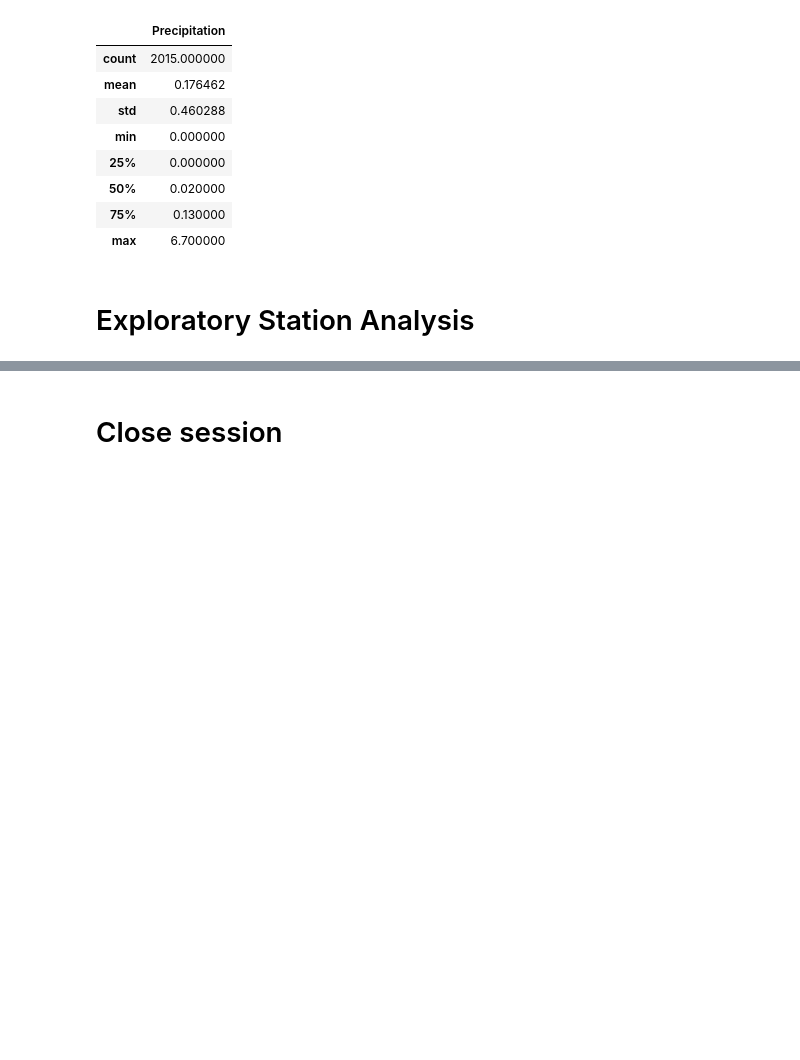
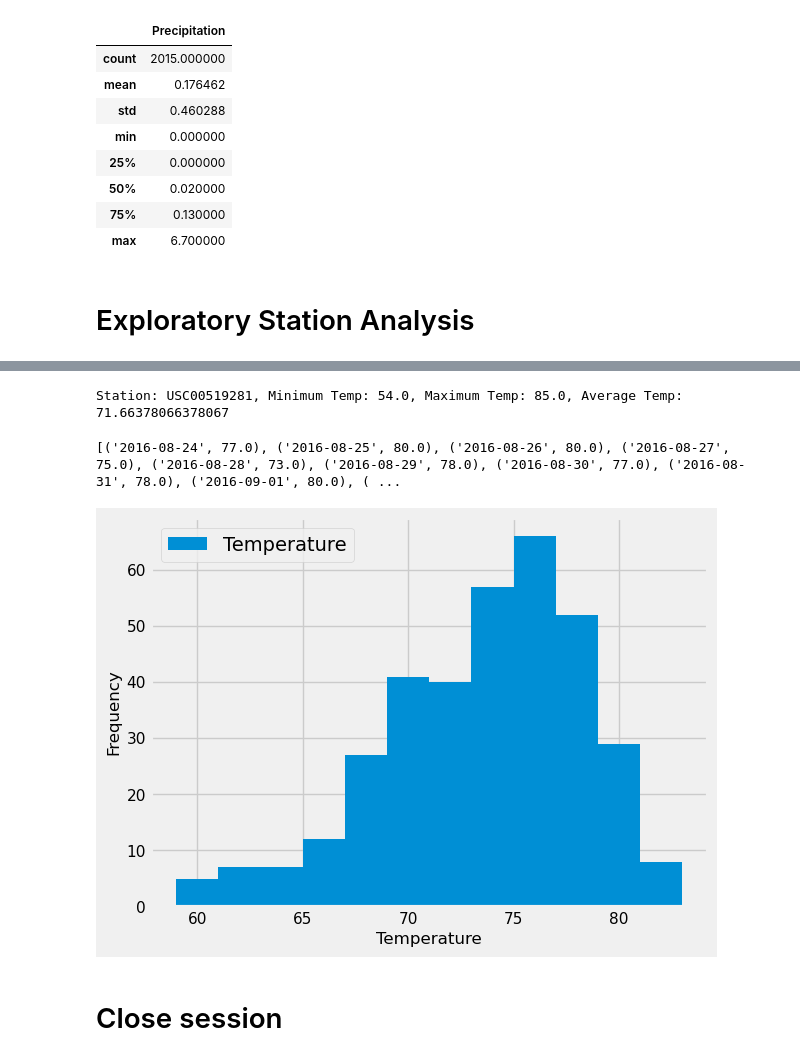
Before and after one commit to olearymd/sqlalchemy-challenge, a Jupyter notebook: SurfsUp/climate_starter.ipynb, the cells around one changed output, grey strips where cells are left out. Drawn from its saved outputs; the diff is of its cells as text; code cells hidden in the pictures; blank space fills up the shorter version.

```diff
--- a/SurfsUp/climate_starter.ipynb
+++ b/SurfsUp/climate_starter.ipynb
@@ -174,0 +180,12 @@ precip_df.describe()
+# %%
+# Design a query to find the most active stations (i.e. what stations have the most rows?)
+# List the stations and the counts in descending order.
+
+stations = session.query(Measurement.station, Station.name, func.count(Measurement.tobs))\
+    .join(Station, Station.station == Measurement.station)\
+    .group_by(Measurement.station)\
+    .order_by(func.count(Measurement.tobs).desc()).limit(20).all()
+
+# Iterate over stations to show the count of observations for each station
+for station, name, count in stations:
+    print(f"Station: {station}, Name: {name}, Observations Count: {count}")
@@ -175,6 +202,66 @@ precip_df.describe()
+# %%
+# Using the most active station id from the previous query, calculate the lowest, highest, and
+# average temperature.
+
+# Get the station with the most observations:
+#
+# `stations` returns:
+# [('USC00519281', 'WAIHEE 837.5, HI US', 2772),
+#  ('USC00519397', 'WAIKIKI 717.2, HI US', 2724),
+# ...
+# It's a list, so let's take the first item:
+# `stations[0]` returns:
+# ('USC00519281', 'WAIHEE 837.5, HI US', 2772)
+# It's a tuple, so let's take the first item:
+top_station = stations[0][0]
+
+# Get the
+measurements = session.query(
+    Measurement.station, \
+        func.min(Measurement.tobs),\
+        func.max(Measurement.tobs),
+        func.avg(Measurement.tobs))\
+    .filter(Measurement.station == top_station).all()
+# print(measurements)
+
+for station, min, max, average in measurements:
+    print(f"Station: {station}, Minimum Temp: {min}, Maximum Temp: {max}, Average Temp: {average}")
+# %% [output]
+Station: USC00519281, Minimum Temp: 54.0, Maximum Temp: 85.0, Average Temp: 71.66378066378067
 # %%
 # Using the most active station id
-# Query the last 12 months of temperature observation data for this station and plot the results as a histogram
+# Query the last 12 months of temperature observation data for this station and plot the results as
+# a histogram
+
+last_year = session.query(func.date(func.datetime(Measurement.date, '-365 days')))\
+    .order_by(Measurement.date.desc()).limit(1).scalar()
+temps = session.query(Measurement.date, Measurement.tobs)\
+    .filter(Measurement.date > (last_year))\
+    .filter(Measurement.station == top_station)\
+    .order_by(Measurement.date).all()
+print(temps)
+# %% [output]
+[('2016-08-24', 77.0), ('2016-08-25', 80.0), ('2016-08-26', 80.0), ('2016-08-27', 75.0), ('2016-08-28', 73.0), ('2016-08-29', 78.0), ('2016-08-30', 77.0), ('2016-08-31', 78.0), ('2016-09-01', 80.0), ( ...
+# %%
+# Save the query results as a Pandas DataFrame and set the index to the date column
+temps_df = pd.DataFrame(temps, columns = ['Date', 'Temperature']).set_index('Date')
+temps_df
+
+# Sort the dataframe by date
+temps_df = temps_df.sort_index()
+
+# Use Pandas Plotting with Matplotlib to plot the data
+temps_df = temps_df.groupby('Date').max()
+temps_df
+
+
+# temps_df.plot(kind="hist", bins=12, width=4, fontsize=11)
+temps_df.plot(kind="hist", bins=12, fontsize=11)
+plt.xlabel("Temperature", fontsize=12)
+plt.ylabel("Frequency", fontsize=12)
+plt.show()
+# %% [output]
+[figure, added]
 # %% [markdown]
 # Close session
 # %%
```
Also changed, not shown: parts of 4 cells of this notebook.
